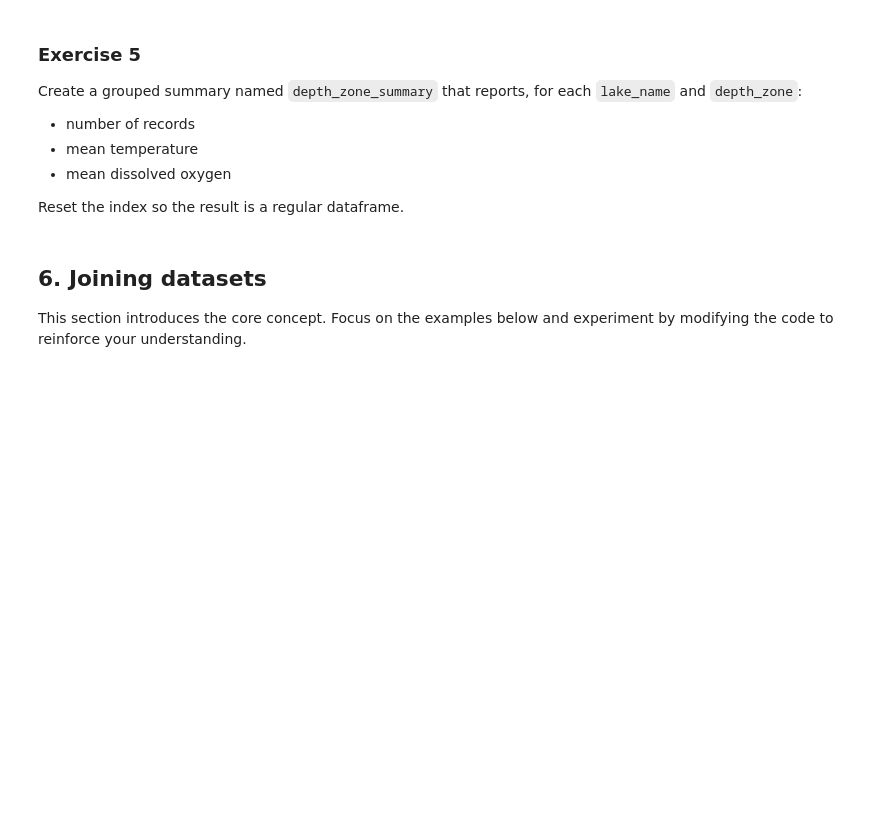
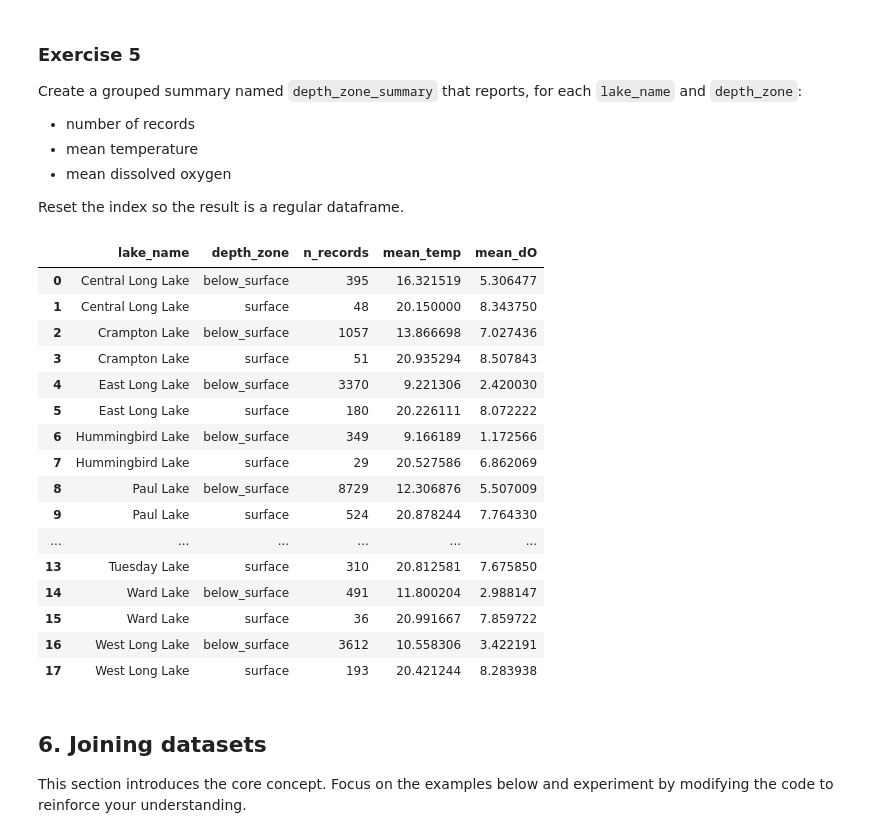
Before and after one commit to mbunker11/ENVR700, a Jupyter notebook: Lessons/M4-data-wrangling-2.ipynb, the cells around one changed output. Cells and saved outputs as stored; diff of their text form; code cells hidden in the pictures; blank space fills up the shorter version.

```diff
--- a/Lessons/M4-data-wrangling-2.ipynb
+++ b/Lessons/M4-data-wrangling-2.ipynb
@@ -312,4 +331,13 @@ Hint: one approach is to create a dictionary that maps month numbers to season n
 # %%
 # Exercise 3
 
-lake_features_season =
+season = {
+    12: "winter", 1: "winter", 2: "winter",
+    3: "spring", 4: "spring", 5: "spring",
+    6: "summer", 7: "summer", 8: "summer",
+    9: "fall", 10: "fall", 11: "fall"
+}
+
+lake_features["season"] = lake_features["month"].map(season)
+
+lake_features.sample(4)
@@ -418,6 +541,40 @@ Create a grouped summary named `depth_zone_summary` that reports, for each `lake
 Reset the index so the result is a regular dataframe.
 # %%
 # Exercise 5
+
+
+#i am unsure what number of records we are counting?
+
+depth_zone_summary = (
+    lake_features
+    .groupby(["lake_name", "depth_zone"])
+    .agg(
+        n_records = ("temperature_C", "count"),
+        mean_temp = ("temperature_C", "mean"),
+        mean_dO = ("dissolved_oxygen", "mean")
+    )
+    .reset_index()
+)
+
+depth_zone_summary
+# %% [output]
+|  | lake_name | depth_zone | n_records | mean_temp | mean_dO |
+| 0 | Central Long Lake | below_surface | 395 | 16.321519 | 5.306477 |
+| 1 | Central Long Lake | surface | 48 | 20.150000 | 8.343750 |
+| 2 | Crampton Lake | below_surface | 1057 | 13.866698 | 7.027436 |
+| 3 | Crampton Lake | surface | 51 | 20.935294 | 8.507843 |
+| 4 | East Long Lake | below_surface | 3370 | 9.221306 | 2.420030 |
+| 5 | East Long Lake | surface | 180 | 20.226111 | 8.072222 |
+| 6 | Hummingbird Lake | below_surface | 349 | 9.166189 | 1.172566 |
+| 7 | Hummingbird Lake | surface | 29 | 20.527586 | 6.862069 |
+| 8 | Paul Lake | below_surface | 8729 | 12.306876 | 5.507009 |
+| 9 | Paul Lake | surface | 524 | 20.878244 | 7.764330 |
+| ... | ... | ... | ... | ... | ... |
+| 13 | Tuesday Lake | surface | 310 | 20.812581 | 7.675850 |
+| 14 | Ward Lake | below_surface | 491 | 11.800204 | 2.988147 |
+| 15 | Ward Lake | surface | 36 | 20.991667 | 7.859722 |
+| 16 | West Long Lake | below_surface | 3612 | 10.558306 | 3.422191 |
+| 17 | West Long Lake | surface | 193 | 20.421244 | 8.283938 |
 # %% [markdown]
 ## 6. Joining datasets
 
```
Also changed, not shown: parts of 20 cells of this notebook.
